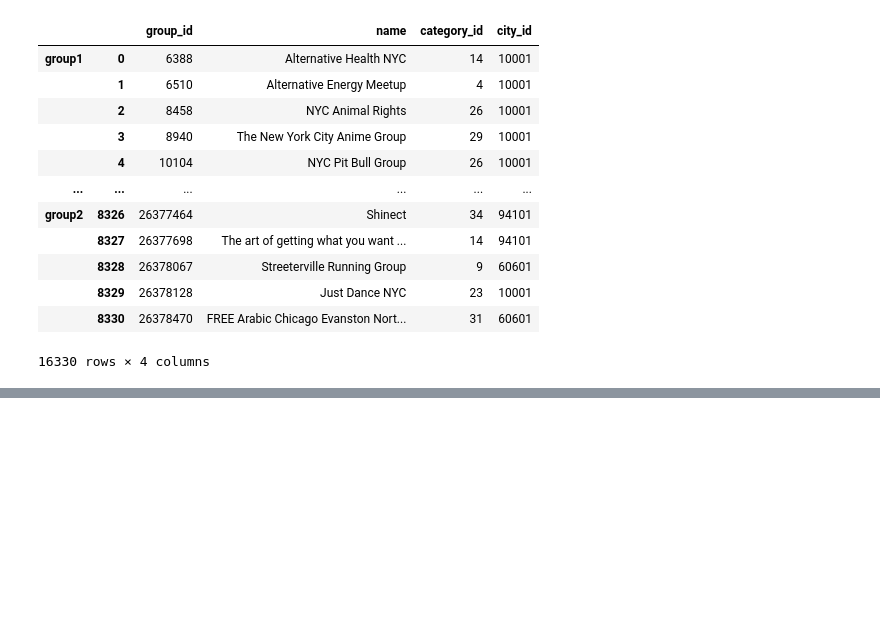
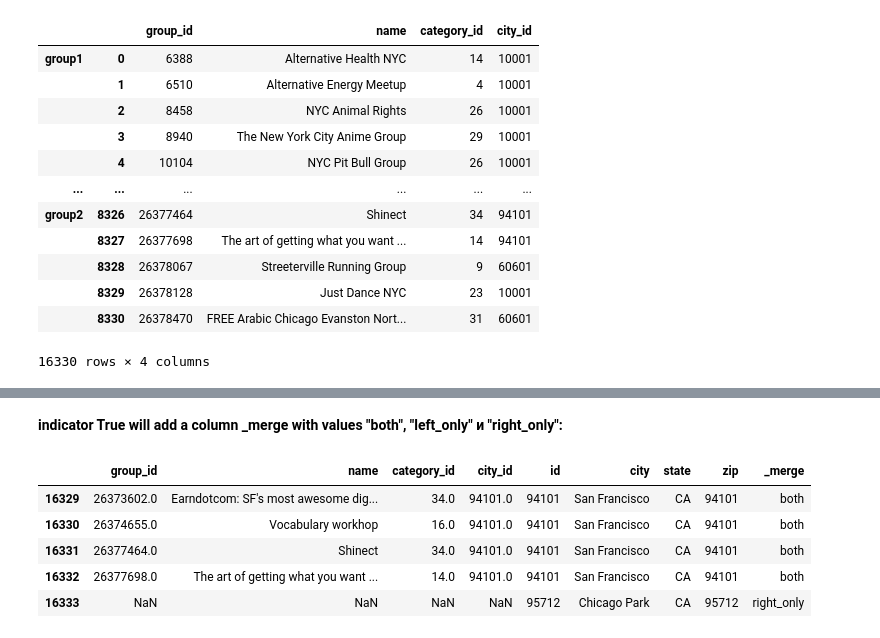
Before and after one commit to Kobzarko/PANDAS-IN-ACTION, a Jupyter notebook: Chapter 10 Merge Join Concat/main_10.ipynb, the cells around one changed output, grey strips where cells are left out. Drawn from its saved outputs; the diff is of its cells as text; code cells hidden in the pictures; blank space fills up the shorter version.

```diff
--- a/Chapter 10 Merge Join Concat/main_10.ipynb
+++ b/Chapter 10 Merge Join Concat/main_10.ipynb
@@ -100,0 +256,11 @@ pd.concat([groups1_df, groups2_df],keys=['group1','group2'])
+# %% [markdown]
+**indicator True will add a column _merge with values "both", "left_only" и "right_only":**
+# %%
+groups.merge(cities_df, how='outer', left_on='city_id', right_on='id', indicator=True).tail()
+# %% [output]
+|  | group_id | name | category_id | city_id | id | city | state | zip | _merge |
+| 16329 | 26373602.0 | Earndotcom: SF's most awesome dig... | 34.0 | 94101.0 | 94101 | San Francisco | CA | 94101 | both |
+| 16330 | 26374655.0 | Vocabulary workhop | 16.0 | 94101.0 | 94101 | San Francisco | CA | 94101 | both |
+| 16331 | 26377464.0 | Shinect | 34.0 | 94101.0 | 94101 | San Francisco | CA | 94101 | both |
+| 16332 | 26377698.0 | The art of getting what you want ... | 14.0 | 94101.0 | 94101 | San Francisco | CA | 94101 | both |
+| 16333 | NaN | NaN | NaN | NaN | 95712 | Chicago Park | CA | 95712 | right_only |
```
Also changed, not shown: parts of 51 cells of this notebook.
